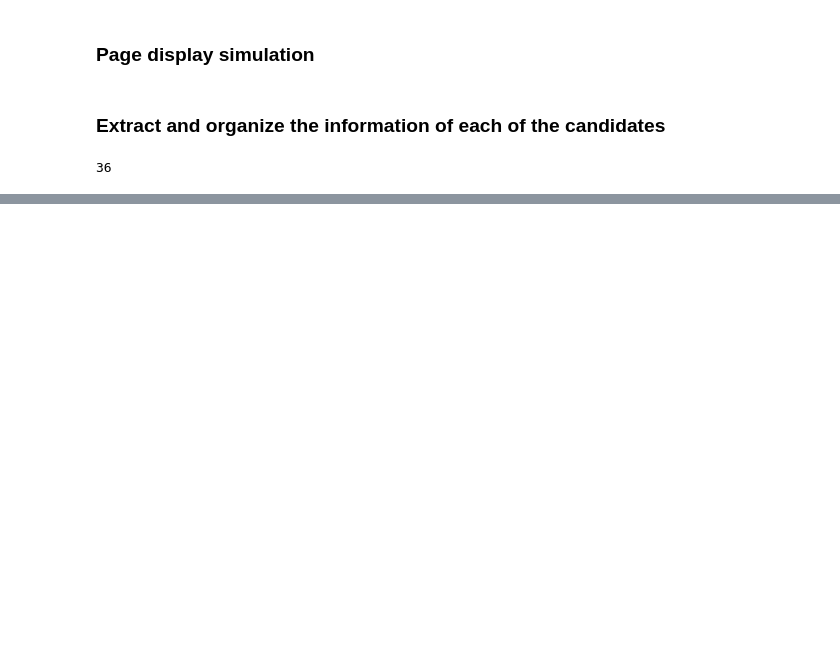
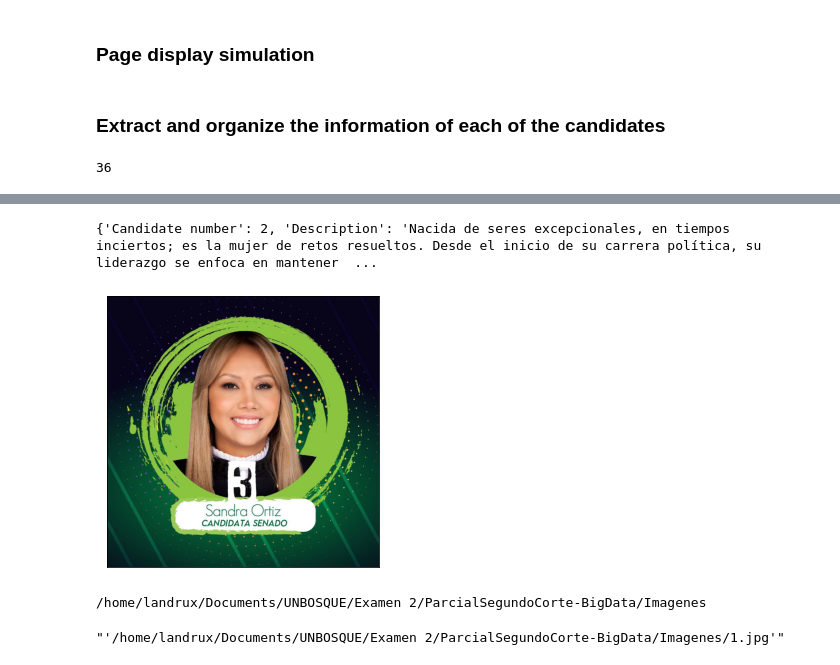
Before and after one commit to Brayan-Camilo-Cristancho-Franco/ParcialSegundoCorte-BigData, a Jupyter notebook: webScrapping-SenadoAlianzaVerde.ipynb, the cells around one changed output, grey strips where cells are left out. Drawn from its saved outputs; the diff is of its cells as text; code cells hidden in the pictures; blank space fills up the shorter version.

Commit message:
guardado de imagenes y orden en array

```diff
--- a/webScrapping-SenadoAlianzaVerde.ipynb
+++ b/webScrapping-SenadoAlianzaVerde.ipynb
@@ -50,10 +60,13 @@ candidates = soup.find_all(class_ = 'sppb-col-md-3')
 print(len(candidates))
 # %% [output]
 36
+# %%
+ruta = os.path.join(os.getcwd(),'Imagenes')
 # %%
 # Building a list with the url of the photo, the description and social networks of each of the candidates
 news = []
 socialmedia = []
+descripciones = []
 i = 0
 for candidate in candidates:
     i+=1
@@ -65,14 +78,26 @@ for candidate in candidates:
                 socialMediaLinks = socialMediaLinks+' ---- '+ x.find('a')['href']
             news.append({
             'Candidate number': i ,
-            'Photo': 'https://alianzaverde.org.co/'+format (candidate.find('div',class_ = 'sppb-person-image').find(class_='sppb-img-responsive').get('src')),
             'Description': candidate.find(class_ = 'person-content-hover-content-wrap').find('span').get_text(),
             'Social media': socialMediaLinks
             })
+            url_img = 'https://alianzaverde.org.co/'+format (candidate.find('div',class_ = 'sppb-person-image').find(class_='sppb-img-responsive').get('src'))
+            r = requests.get(url_img)
+            file = io.BytesIO(r.content)
+            img = Image.open(file)
+            img.save("../ParcialSegundoCorte-BigData/Imagenes/"+str(i)+".jpg")
+
+            descripciones.append(candidate.find(class_ = 'person-content-hover-content-wrap').find('span').get_text())
+
         else:
             news.append({
             'Candidate number': i ,
-            'Photo': 'https://alianzaverde.org.co/'+format(candidate.find('div',class_ = 'sppb-person-image').get('src')),
             'Description': candidate.find(class_ = 'person-content-hover-content-wrap').find('span').get_text(),
             'Social media': 'Does not have'
             })
+            url_img = 'https://alianzaverde.org.co/'+format (candidate.find('div',class_ = 'sppb-person-image').find(class_='sppb-img-responsive').get('src'))
+            r = requests.get(url_img)
+            file = io.BytesIO(r.content)
+            img = Image.open(file)
+            img.save("../ParcialSegundoCorte-BigData/Imagenes/"+str(i)+".jpg")
+            descripciones.append(candidate.find(class_ = 'person-content-hover-content-wrap').find('span').get_text())
@@ -98,0 +104,11 @@ news
+# %%
+archivos = os.listdir(ruta)
+img_array = []
+for x in range(1, len(archivos)):
+    nuevo = str(ruta) + "/"+str(x)+".jpg"
+    #Cargar la imagen con openCV
+    imgBGR = cv2.imread(nuevo)
+    #Cambiar esacio de color BGR a RGB
+    imgRGB = cv2.cvtColor(imgBGR, cv2.COLOR_BGR2RGB)
+    #Arreglo con la informacion de las imagenes leidas
+    img_array.append(imgRGB)
@@ -98,0 +133,22 @@ news
+# %%
+fig1 = plt.figure(1)
+#Ocultar valores numericos de los ejes
+plt.xticks([])
+plt.yticks([])
+#tamaño de imagen
+fig1.set_size_inches(5, 5)
+plt.imshow(img_array[1])
+print (news[1])
+# %% [output]
+{'Candidate number': 2, 'Description': 'Nacida de seres excepcionales, en tiempos inciertos; es la mujer de retos resueltos. Desde el inicio de su carrera política, su liderazgo se enfoca en mantener  ...
+[figure, added]
+# %%
+print (ruta)
+# %% [output]
+/home/landrux/Documents/UNBOSQUE/Examen 2/ParcialSegundoCorte-BigData/Imagenes
+# %%
+nuevo = str(ruta) + "/"+str(1)+".jpg"
+nuevo2 = "\'"+ nuevo + "\'"
+nuevo2
+# %% [output]
+"'/home/landrux/Documents/UNBOSQUE/Examen 2/ParcialSegundoCorte-BigData/Imagenes/1.jpg'"
```
Also changed, not shown: parts of 4 cells of this notebook.
